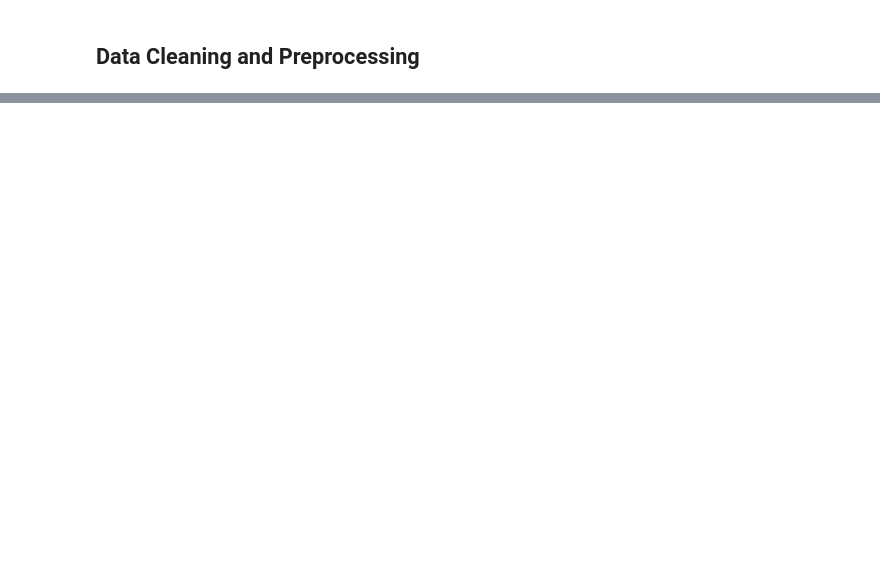
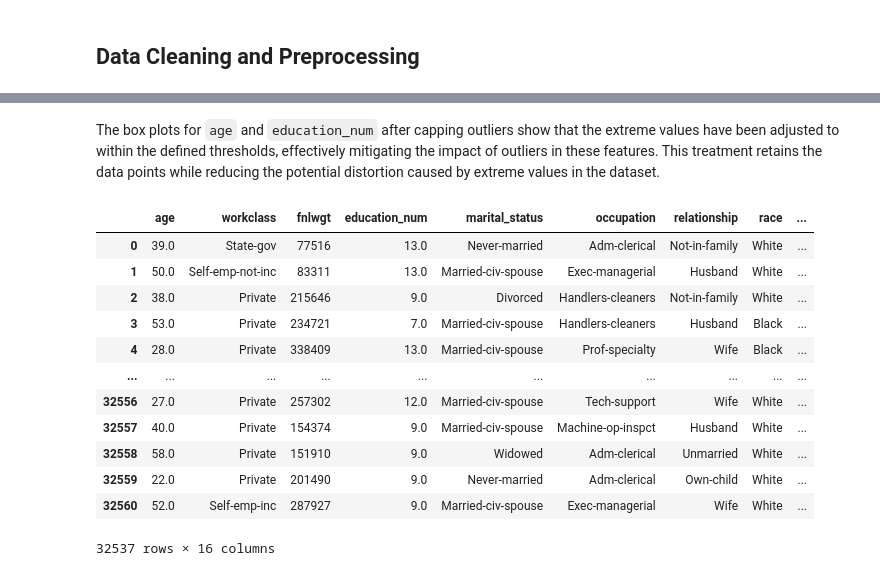
Before and after one commit to ShubhamPandya98/Statistical-Learning-Project, a Jupyter notebook: Income_Analysis.ipynb, the cells around one changed output, grey strips where cells are left out. Drawn from its saved outputs; the diff is of its cells as text; code cells hidden in the pictures; blank space fills up the shorter version.

```diff
--- a/Income_Analysis.ipynb
+++ b/Income_Analysis.ipynb
@@ -261,0 +343,18 @@ rf_model.score(validation_final,predictions)
+# %% [markdown]
+The box plots for `age` and `education_num` after capping outliers show that the extreme values have been adjusted to within the defined thresholds, effectively mitigating the impact of outliers in these features. This treatment retains the data points while reducing the potential distortion caused by extreme values in the dataset.
+# %%
+data_df
+# %% [output]
+|  | age | workclass | fnlwgt | education_num | marital_status | occupation | relationship | race | ... |
+| 0 | 39.0 | State-gov | 77516 | 13.0 | Never-married | Adm-clerical | Not-in-family | White | ... |
+| 1 | 50.0 | Self-emp-not-inc | 83311 | 13.0 | Married-civ-spouse | Exec-managerial | Husband | White | ... |
+| 2 | 38.0 | Private | 215646 | 9.0 | Divorced | Handlers-cleaners | Not-in-family | White | ... |
+| 3 | 53.0 | Private | 234721 | 7.0 | Married-civ-spouse | Handlers-cleaners | Husband | Black | ... |
+| 4 | 28.0 | Private | 338409 | 13.0 | Married-civ-spouse | Prof-specialty | Wife | Black | ... |
+| ... | ... | ... | ... | ... | ... | ... | ... | ... | ... |
+| 32556 | 27.0 | Private | 257302 | 12.0 | Married-civ-spouse | Tech-support | Wife | White | ... |
+| 32557 | 40.0 | Private | 154374 | 9.0 | Married-civ-spouse | Machine-op-inspct | Husband | White | ... |
+| 32558 | 58.0 | Private | 151910 | 9.0 | Widowed | Adm-clerical | Unmarried | White | ... |
+| 32559 | 22.0 | Private | 201490 | 9.0 | Never-married | Adm-clerical | Own-child | White | ... |
+| 32560 | 52.0 | Self-emp-inc | 287927 | 9.0 | Married-civ-spouse | Exec-managerial | Wife | White | ... |
+32537 rows × 16 columns
```
Also changed, not shown: parts of 48 cells of this notebook, 6 other files.
